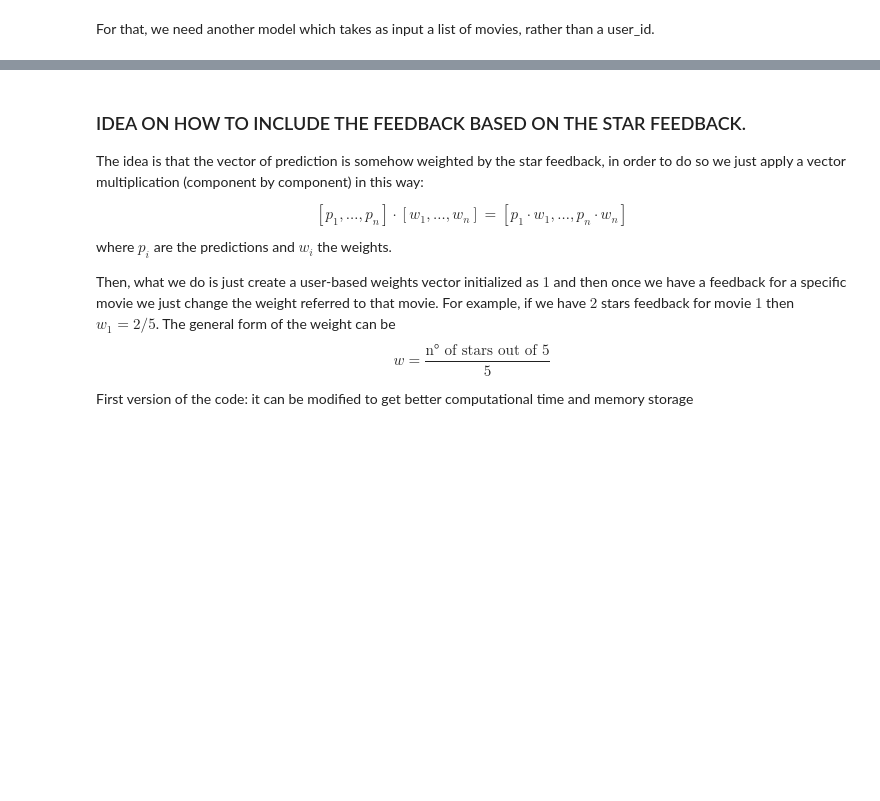
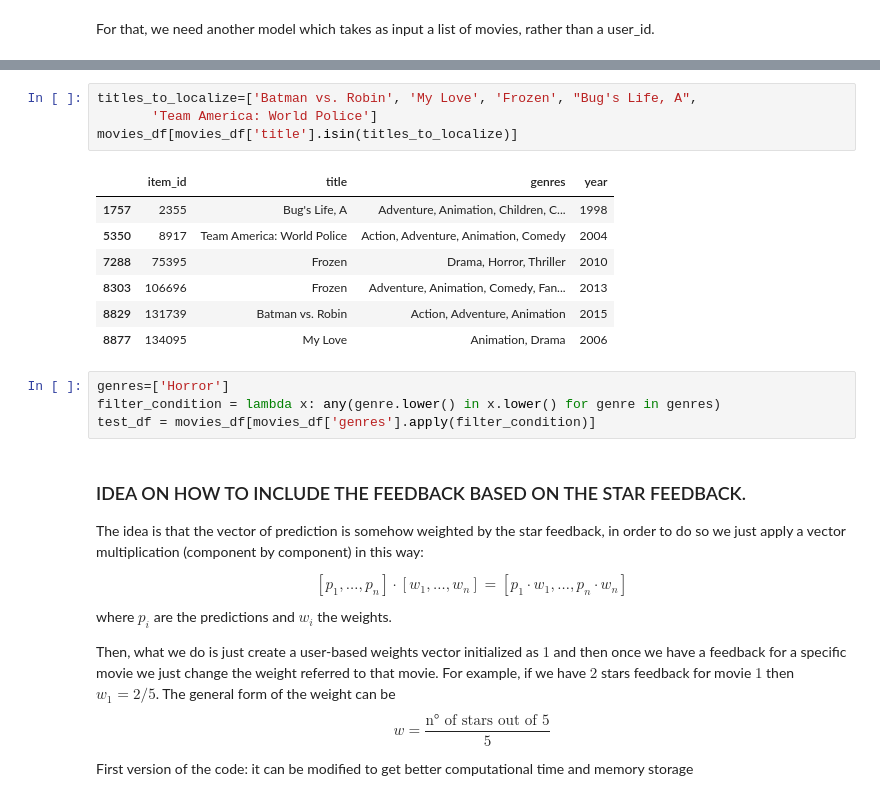
Before and after one commit to zemgabriela/agile-movie_recom, a Jupyter notebook: recommender_model.ipynb, the cells around one changed output, grey strips where cells are left out. Saved outputs shown, nothing was run; the diff lists cells and outputs as text; blank space fills up the shorter version.

Commit message:
local branch updates

```diff
--- a/recommender_model.ipynb
+++ b/recommender_model.ipynb
@@ -527,3 +537,19 @@ array(['Slumdog Millionaire', 'Total Recall', 'Dances with Wolves',
+# %%
+titles_to_localize=['Batman vs. Robin', 'My Love', 'Frozen', "Bug's Life, A",
+       'Team America: World Police']
+movies_df[movies_df['title'].isin(titles_to_localize)]
+# %% [output]
+|  | item_id | title | genres | year |
+| 1757 | 2355 | Bug's Life, A | Adventure, Animation, Children, C... | 1998 |
+| 5350 | 8917 | Team America: World Police | Action, Adventure, Animation, Comedy | 2004 |
+| 7288 | 75395 | Frozen | Drama, Horror, Thriller | 2010 |
+| 8303 | 106696 | Frozen | Adventure, Animation, Comedy, Fan... | 2013 |
+| 8829 | 131739 | Batman vs. Robin | Action, Adventure, Animation | 2015 |
+| 8877 | 134095 | My Love | Animation, Drama | 2006 |
+# %%
+genres=['Horror']
+filter_condition = lambda x: any(genre.lower() in x.lower() for genre in genres)
+test_df = movies_df[movies_df['genres'].apply(filter_condition)]
 # %% [markdown]
 ### IDEA ON HOW TO INCLUDE THE FEEDBACK BASED ON THE STAR FEEDBACK.
 
```
Also changed, not shown: parts of 15 cells of this notebook, 2 other files.
